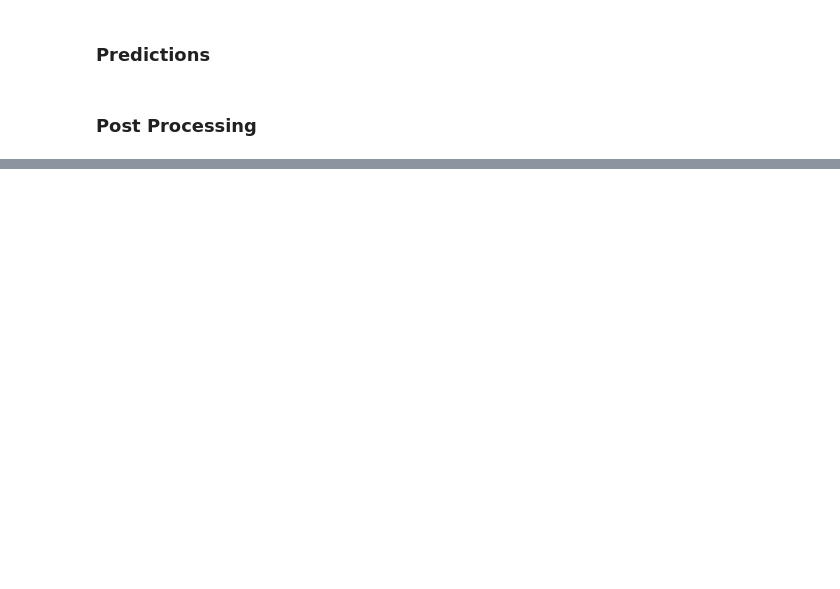
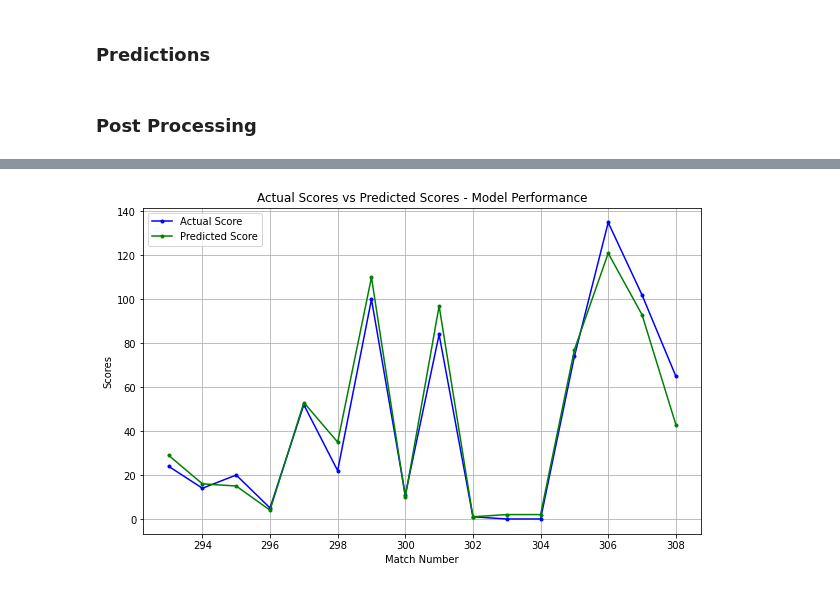
Before and after one commit to SharanKalyan/Virat-Kohli-ODI, a Jupyter notebook: Regression-Virat-Kohli-ODI.ipynb, the cells around one changed output, grey strips where cells are left out. Saved outputs shown, nothing was run; the diff lists cells and outputs as text; code cells hidden in the pictures; blank space fills up the shorter version.

```diff
--- a/Regression-Virat-Kohli-ODI.ipynb
+++ b/Regression-Virat-Kohli-ODI.ipynb
@@ -362,0 +390,13 @@ xtest
+# %%
+print('\n\n')
+plt.figure(figsize=(10,6))
+plt.plot(xtest['Match'].to_numpy(), xtest['Actual Score'].to_numpy(), color = 'blue',marker = '.', label = 'Actual Score')
+plt.plot(xtest['Match'].to_numpy(), xtest['Predicted Score'].to_numpy() , color = 'green', marker = '.' , label = 'Predicted Score')
+plt.legend()
+plt.title('Actual Scores vs Predicted Scores - Model Performance')
+plt.xlabel('Match Number')
+plt.ylabel('Scores')
+plt.grid()
+plt.show()
+# %% [output]
+[figure, added]
```
Also changed, not shown: parts of 16 cells of this notebook, 3 other files.
